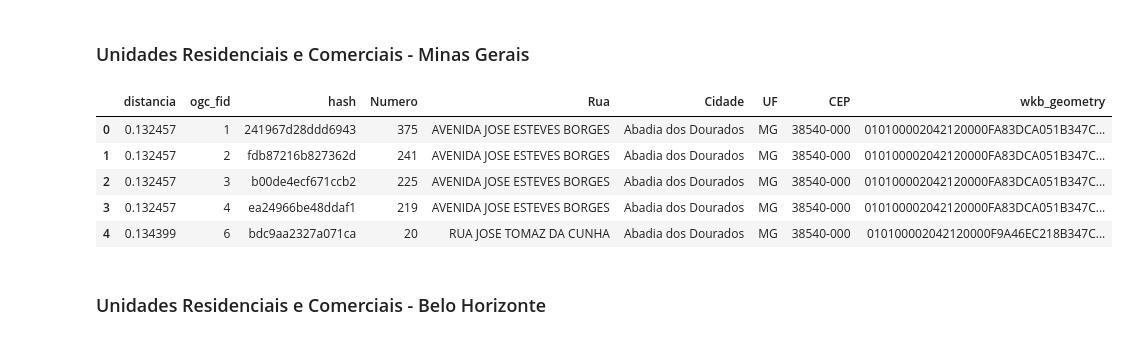
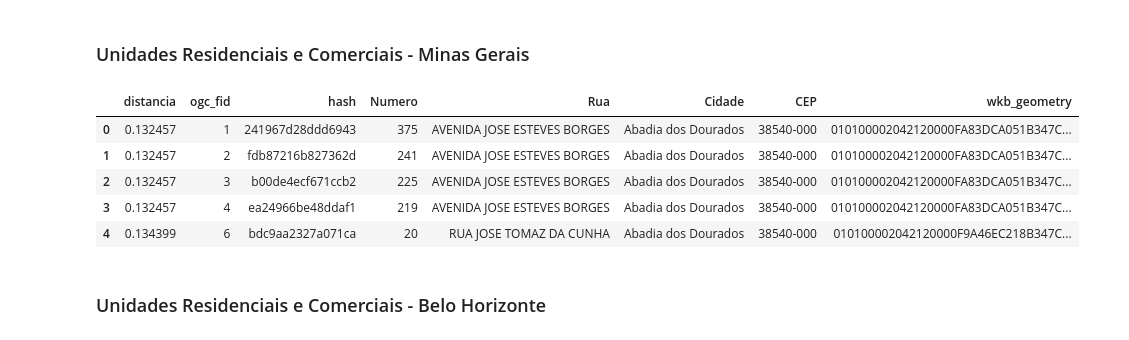
Before and after one commit to mcatrinque/areas-cep-mg, a Jupyter notebook: analise_area_cep_mg.ipynb, the cells around one changed output. Saved outputs shown, nothing was run; the diff lists cells and outputs as text; code cells hidden in the pictures.

```diff
--- a/analise_area_cep_mg.ipynb
+++ b/analise_area_cep_mg.ipynb
@@ -60,18 +60,19 @@ To: /content/unidades_bh
 # %%
 unidades_mg = pd.read_csv('unidades', sep=';', )
 unidades_mg.drop('unit', axis=1, inplace=True)
 unidades_mg.drop('district', axis=1, inplace=True)
+unidades_mg.drop('region', axis=1, inplace=True)
 unidades_mg.drop('cod_unidade', axis=1, inplace=True)
 unidades_mg.drop('id', axis=1, inplace=True)
-unidades_mg.rename(columns={'number':'Numero', 'street': 'Rua', 'city':'Cidade', 'region':'UF', 'postcode':'CEP'}, inplace=True)
+unidades_mg.rename(columns={'number':'Numero', 'street': 'Rua', 'city':'Cidade', 'postcode':'CEP'}, inplace=True)
 unidades_mg.head()
 # %% [output]
-|  | distancia | ogc_fid | hash | Numero | Rua | Cidade | UF | CEP | wkb_geometry |
-| 0 | 0.132457 | 1 | 241967d28ddd6943 | 375 | AVENIDA JOSE ESTEVES BORGES | Abadia dos Dourados | MG | 38540-000 | 010100002042120000FA83DCA051B347C... |
-| 1 | 0.132457 | 2 | fdb87216b827362d | 241 | AVENIDA JOSE ESTEVES BORGES | Abadia dos Dourados | MG | 38540-000 | 010100002042120000FA83DCA051B347C... |
-| 2 | 0.132457 | 3 | b00de4ecf671ccb2 | 225 | AVENIDA JOSE ESTEVES BORGES | Abadia dos Dourados | MG | 38540-000 | 010100002042120000FA83DCA051B347C... |
-| 3 | 0.132457 | 4 | ea24966be48ddaf1 | 219 | AVENIDA JOSE ESTEVES BORGES | Abadia dos Dourados | MG | 38540-000 | 010100002042120000FA83DCA051B347C... |
-| 4 | 0.134399 | 6 | bdc9aa2327a071ca | 20 | RUA JOSE TOMAZ DA CUNHA | Abadia dos Dourados | MG | 38540-000 | 010100002042120000F9A46EC218B347C... |
+|  | distancia | ogc_fid | hash | Numero | Rua | Cidade | CEP | wkb_geometry |
+| 0 | 0.132457 | 1 | 241967d28ddd6943 | 375 | AVENIDA JOSE ESTEVES BORGES | Abadia dos Dourados | 38540-000 | 010100002042120000FA83DCA051B347C... |
+| 1 | 0.132457 | 2 | fdb87216b827362d | 241 | AVENIDA JOSE ESTEVES BORGES | Abadia dos Dourados | 38540-000 | 010100002042120000FA83DCA051B347C... |
+| 2 | 0.132457 | 3 | b00de4ecf671ccb2 | 225 | AVENIDA JOSE ESTEVES BORGES | Abadia dos Dourados | 38540-000 | 010100002042120000FA83DCA051B347C... |
+| 3 | 0.132457 | 4 | ea24966be48ddaf1 | 219 | AVENIDA JOSE ESTEVES BORGES | Abadia dos Dourados | 38540-000 | 010100002042120000FA83DCA051B347C... |
+| 4 | 0.134399 | 6 | bdc9aa2327a071ca | 20 | RUA JOSE TOMAZ DA CUNHA | Abadia dos Dourados | 38540-000 | 010100002042120000F9A46EC218B347C... |
 # %% [markdown]
 ### Unidades Residenciais e Comerciais - Belo Horizonte
 # %%
```
Also changed, not shown: parts of 11 cells of this notebook.
